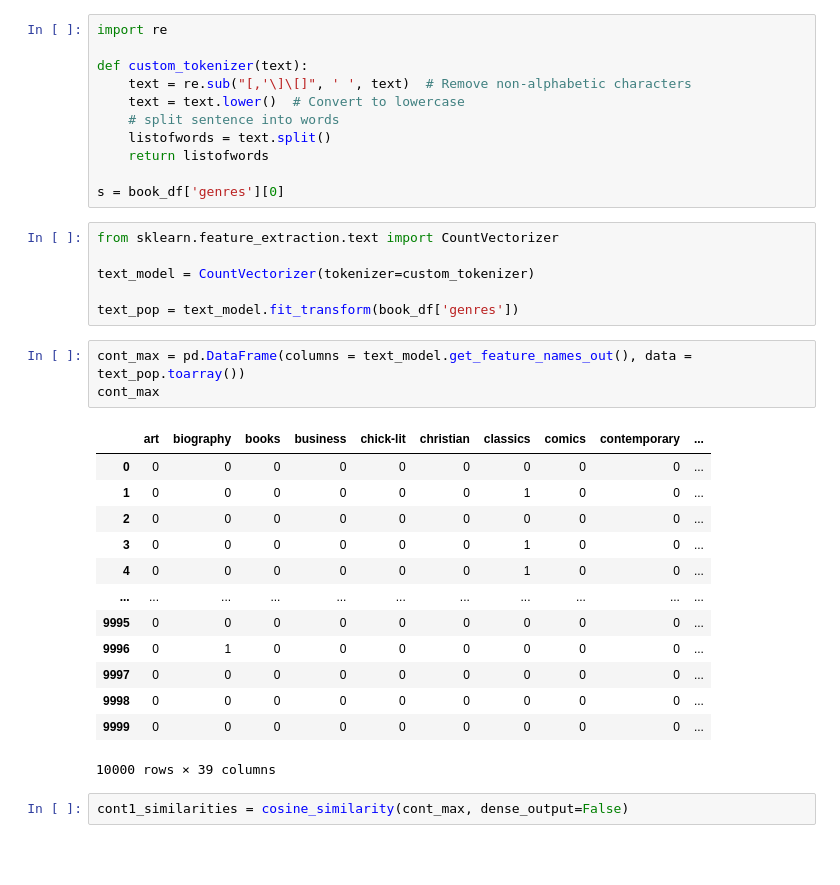
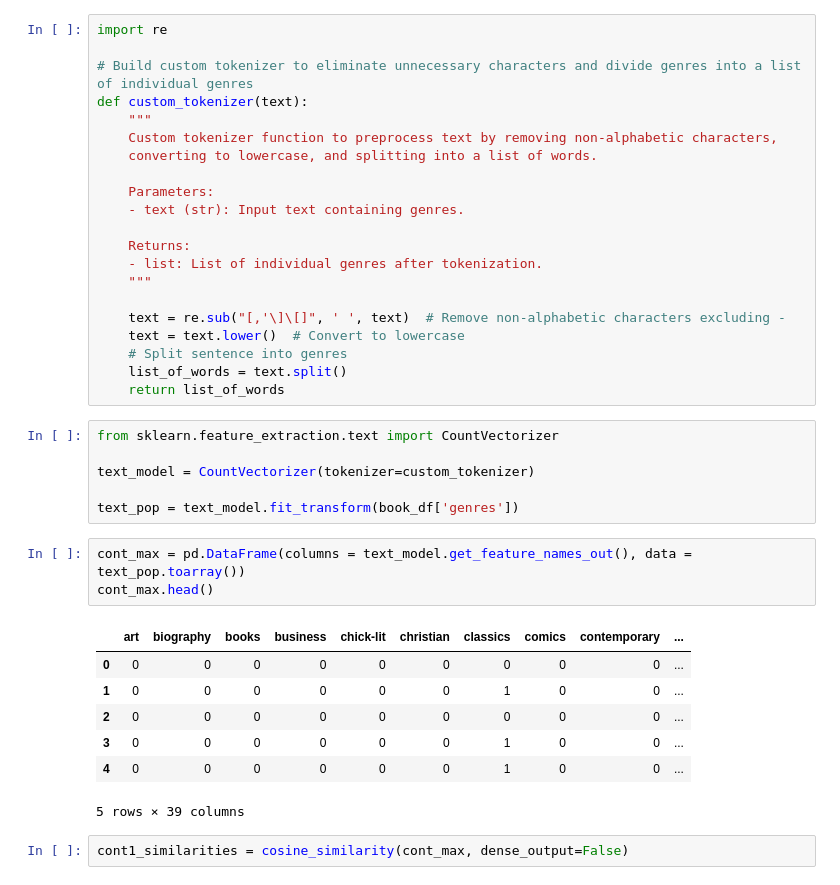
Before and after one commit to CamelSal/BookRecommender, a Jupyter notebook: 3.Hybrid_Recomender.ipynb, the cells around one changed output. Saved outputs shown, nothing was run; the diff lists cells and outputs as text; blank space fills up the shorter version.

```diff
--- a/3.Hybrid_Recomender.ipynb
+++ b/3.Hybrid_Recomender.ipynb
@@ -288,14 +293,24 @@ Name: genres, Length: 10000, dtype: object
 # %%
 import re
 
+# Build custom tokenizer to eliminate unnecessary characters and divide genres into a list of individual genres
 def custom_tokenizer(text):
-    text = re.sub("[,'\]\[]", ' ', text)  # Remove non-alphabetic characters
+    """
+    Custom tokenizer function to preprocess text by removing non-alphabetic characters,
+    converting to lowercase, and splitting into a list of words.
+
+    Parameters:
+    - text (str): Input text containing genres.
+
+    Returns:
+    - list: List of individual genres after tokenization.
+    """
+
+    text = re.sub("[,'\]\[]", ' ', text)  # Remove non-alphabetic characters excluding -
     text = text.lower()  # Convert to lowercase
-    # split sentence into words
-    listofwords = text.split()
-    return listofwords
-
-s = book_df['genres'][0]
+    # Split sentence into genres
+    list_of_words = text.split()
+    return list_of_words
 # %%
 from sklearn.feature_extraction.text import CountVectorizer
 
@@ -304,20 +319,14 @@ text_model = CountVectorizer(tokenizer=custom_tokenizer)
 text_pop = text_model.fit_transform(book_df['genres'])
 # %%
 cont_max = pd.DataFrame(columns = text_model.get_feature_names_out(), data = text_pop.toarray())
-cont_max
+cont_max.head()
 # %% [output]
 |  | art | biography | books | business | chick-lit | christian | classics | comics | contemporary | ... |
 | 0 | 0 | 0 | 0 | 0 | 0 | 0 | 0 | 0 | 0 | ... |
 | 1 | 0 | 0 | 0 | 0 | 0 | 0 | 1 | 0 | 0 | ... |
 | 2 | 0 | 0 | 0 | 0 | 0 | 0 | 0 | 0 | 0 | ... |
 | 3 | 0 | 0 | 0 | 0 | 0 | 0 | 1 | 0 | 0 | ... |
 | 4 | 0 | 0 | 0 | 0 | 0 | 0 | 1 | 0 | 0 | ... |
-| ... | ... | ... | ... | ... | ... | ... | ... | ... | ... | ... |
-| 9995 | 0 | 0 | 0 | 0 | 0 | 0 | 0 | 0 | 0 | ... |
-| 9996 | 0 | 1 | 0 | 0 | 0 | 0 | 0 | 0 | 0 | ... |
-| 9997 | 0 | 0 | 0 | 0 | 0 | 0 | 0 | 0 | 0 | ... |
-| 9998 | 0 | 0 | 0 | 0 | 0 | 0 | 0 | 0 | 0 | ... |
-| 9999 | 0 | 0 | 0 | 0 | 0 | 0 | 0 | 0 | 0 | ... |
-10000 rows × 39 columns
+5 rows × 39 columns
 # %%
 cont1_similarities = cosine_similarity(cont_max, dense_output=False)
```
Also changed, not shown: parts of 5 cells of this notebook.
